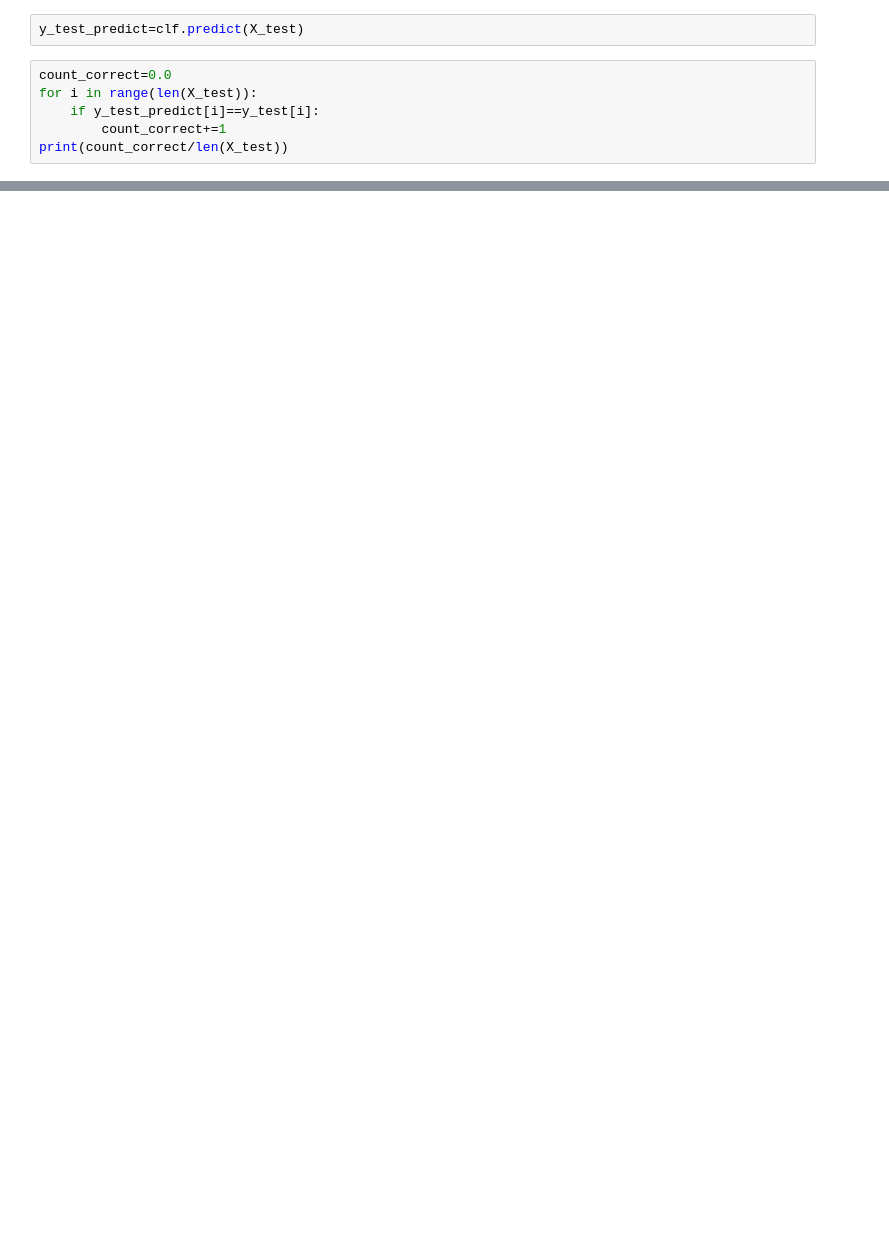
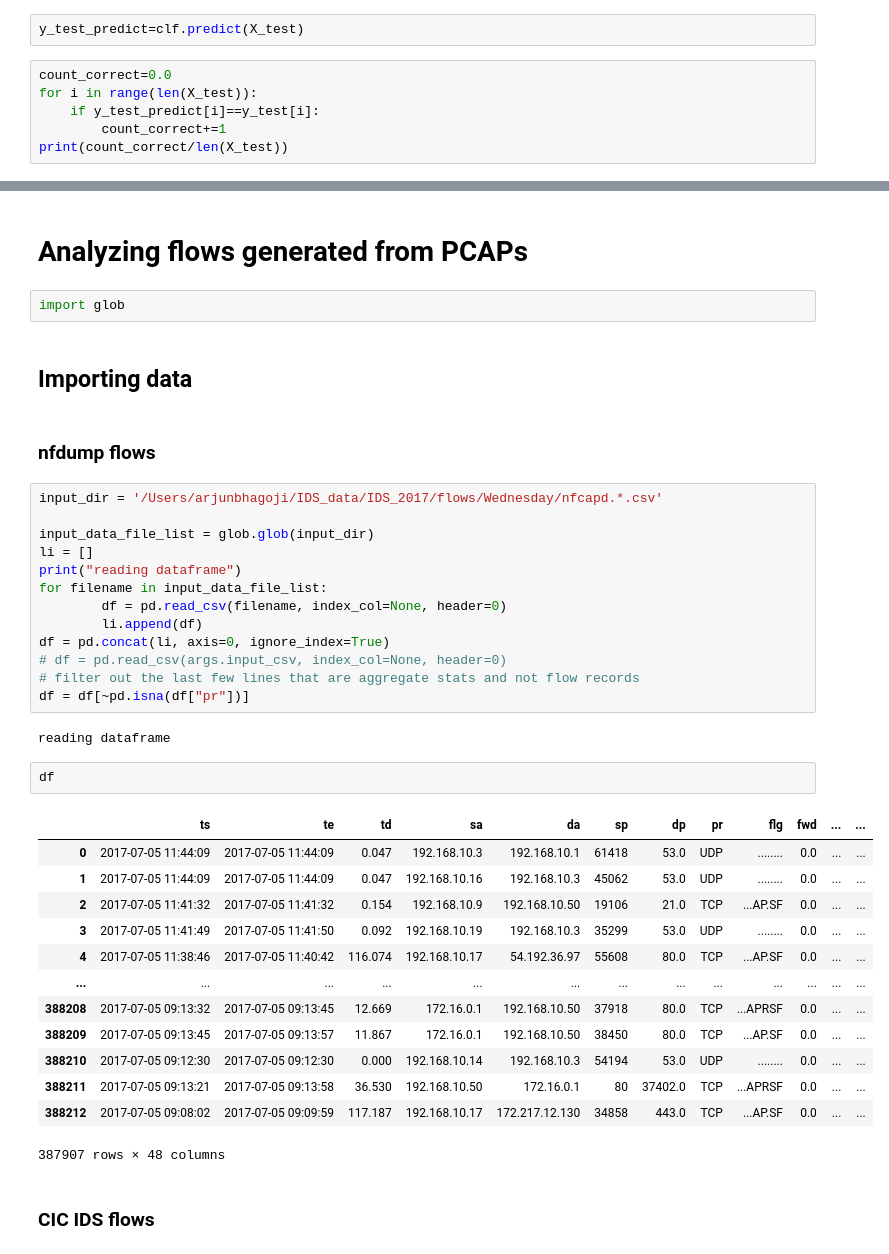
Before and after one commit to arjunbhagoji/network-data-sharing, a Jupyter notebook: cic_ids_analyze.ipynb, the cells around one changed output, grey strips where cells are left out. Saved outputs shown, nothing was run; the diff lists cells and outputs as text; blank space fills up the shorter version.

```diff
--- a/cic_ids_analyze.ipynb
+++ b/cic_ids_analyze.ipynb
@@ -95,0 +89,41 @@ print(count_correct/len(X_test))
+# %% [markdown]
+# Analyzing flows generated from PCAPs
+# %%
+import glob
+# %% [markdown]
+## Importing data
+# %% [markdown]
+### nfdump flows
+# %%
+input_dir = '/Users/arjunbhagoji/IDS_data/IDS_2017/flows/Wednesday/nfcapd.*.csv'
+
+input_data_file_list = glob.glob(input_dir)
+li = []
+print("reading dataframe")
+for filename in input_data_file_list:
+        df = pd.read_csv(filename, index_col=None, header=0)
+        li.append(df)
+df = pd.concat(li, axis=0, ignore_index=True)
+# df = pd.read_csv(args.input_csv, index_col=None, header=0)
+# filter out the last few lines that are aggregate stats and not flow records
+df = df[~pd.isna(df["pr"])]
+# %% [output]
+reading dataframe
+# %%
+df
+# %% [output]
+|  | ts | te | td | sa | da | sp | dp | pr | flg | fwd | ... | ... |
+| 0 | 2017-07-05 11:44:09 | 2017-07-05 11:44:09 | 0.047 | 192.168.10.3 | 192.168.10.1 | 61418 | 53.0 | UDP | ........ | 0.0 | ... | ... |
+| 1 | 2017-07-05 11:44:09 | 2017-07-05 11:44:09 | 0.047 | 192.168.10.16 | 192.168.10.3 | 45062 | 53.0 | UDP | ........ | 0.0 | ... | ... |
+| 2 | 2017-07-05 11:41:32 | 2017-07-05 11:41:32 | 0.154 | 192.168.10.9 | 192.168.10.50 | 19106 | 21.0 | TCP | ...AP.SF | 0.0 | ... | ... |
+| 3 | 2017-07-05 11:41:49 | 2017-07-05 11:41:50 | 0.092 | 192.168.10.19 | 192.168.10.3 | 35299 | 53.0 | UDP | ........ | 0.0 | ... | ... |
+| 4 | 2017-07-05 11:38:46 | 2017-07-05 11:40:42 | 116.074 | 192.168.10.17 | 54.192.36.97 | 55608 | 80.0 | TCP | ...AP.SF | 0.0 | ... | ... |
+| ... | ... | ... | ... | ... | ... | ... | ... | ... | ... | ... | ... | ... |
+| 388208 | 2017-07-05 09:13:32 | 2017-07-05 09:13:45 | 12.669 | 172.16.0.1 | 192.168.10.50 | 37918 | 80.0 | TCP | ...APRSF | 0.0 | ... | ... |
+| 388209 | 2017-07-05 09:13:45 | 2017-07-05 09:13:57 | 11.867 | 172.16.0.1 | 192.168.10.50 | 38450 | 80.0 | TCP | ...AP.SF | 0.0 | ... | ... |
+| 388210 | 2017-07-05 09:12:30 | 2017-07-05 09:12:30 | 0.000 | 192.168.10.14 | 192.168.10.3 | 54194 | 53.0 | UDP | ........ | 0.0 | ... | ... |
+| 388211 | 2017-07-05 09:13:21 | 2017-07-05 09:13:58 | 36.530 | 192.168.10.50 | 172.16.0.1 | 80 | 37402.0 | TCP | ...APRSF | 0.0 | ... | ... |
+| 388212 | 2017-07-05 09:08:02 | 2017-07-05 09:09:59 | 117.187 | 192.168.10.17 | 172.217.12.130 | 34858 | 443.0 | TCP | ...AP.SF | 0.0 | ... | ... |
+387907 rows × 48 columns
+# %% [markdown]
+### CIC IDS flows
```
Also changed, not shown: parts of 139 cells of this notebook, 7 other files.
